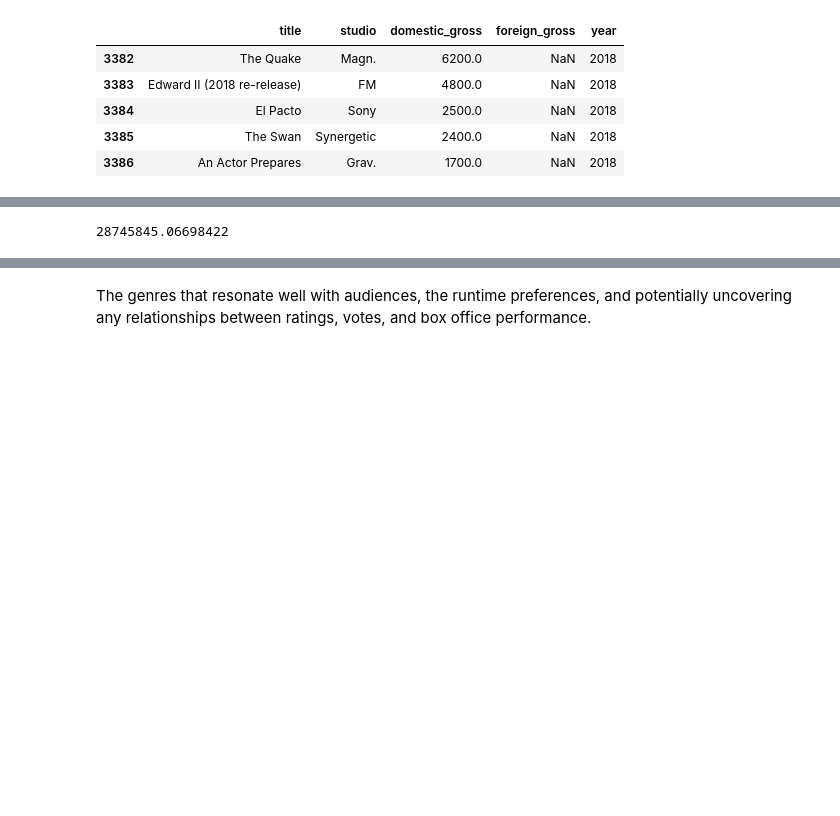
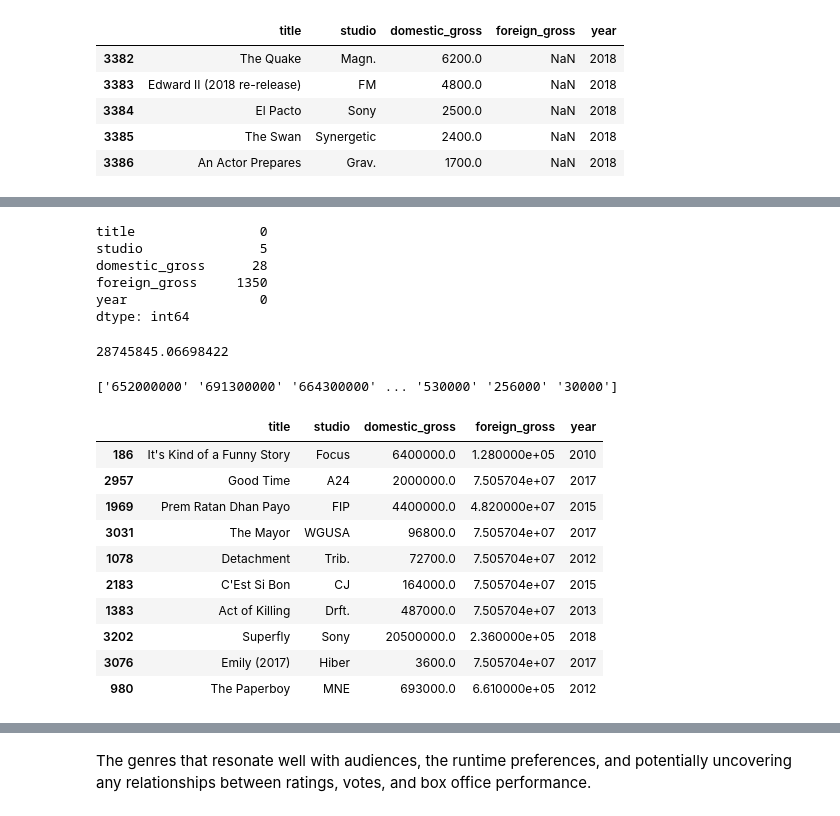
Before and after one commit to randellmwania/Microsoft-Movie-Studio-Market-Analysis-and-Strategy-for-Success, a Jupyter notebook: Microsoft-Movie-Studio-Market-Analysis-and-Strategy-for-Success.ipynb, the cells around one changed output, grey strips where cells are left out. Cells and saved outputs as stored; diff of their text form; code cells hidden in the pictures; blank space fills up the shorter version.

```diff
--- a/Microsoft-Movie-Studio-Market-Analysis-and-Strategy-for-Success.ipynb
+++ b/Microsoft-Movie-Studio-Market-Analysis-and-Strategy-for-Success.ipynb
@@ -229,0 +289,11 @@ dtype: int64
+# %%
+# Calculate the number of null values in each column of the DataFrame bom_movie_df
+bom_movie_null_counts = bom_movie_df.isnull().sum()
+bom_movie_null_counts
+# %% [output]
+title                0
+studio               5
+domestic_gross      28
+foreign_gross     1350
+year                 0
+dtype: int64
@@ -232,6 +304,33 @@ mean_domestic_gross = bom_movie_df["domestic_gross"].mean()
 mean_domestic_gross
 # %% [output]
 28745845.06698422
+# %%
+unique_values = bom_movie_df['foreign_gross'].unique()
+print(unique_values)
+# %% [output]
+['652000000' '691300000' '664300000' ... '530000' '256000' '30000']
+# %%
+# Convert non-numeric values to NaN
+bom_movie_df['foreign_gross'] = pd.to_numeric(bom_movie_df['foreign_gross'], errors='coerce')
+
+# Calculate the mean excluding NaN values
+mean_foreign_gross = bom_movie_df['foreign_gross'].mean(skipna=True)
+
+# Fill NaN values with the mean
+bom_movie_df['foreign_gross'].fillna(mean_foreign_gross, inplace=True)
+bom_movie_df.sample(n=10)
+# %% [output]
+|  | title | studio | domestic_gross | foreign_gross | year |
+| 186 | It's Kind of a Funny Story | Focus | 6400000.0 | 1.280000e+05 | 2010 |
+| 2957 | Good Time | A24 | 2000000.0 | 7.505704e+07 | 2017 |
+| 1969 | Prem Ratan Dhan Payo | FIP | 4400000.0 | 4.820000e+07 | 2015 |
+| 3031 | The Mayor | WGUSA | 96800.0 | 7.505704e+07 | 2017 |
+| 1078 | Detachment | Trib. | 72700.0 | 7.505704e+07 | 2012 |
+| 2183 | C'Est Si Bon | CJ | 164000.0 | 7.505704e+07 | 2015 |
+| 1383 | Act of Killing | Drft. | 487000.0 | 7.505704e+07 | 2013 |
+| 3202 | Superfly | Sony | 20500000.0 | 2.360000e+05 | 2018 |
+| 3076 | Emily (2017) | Hiber | 3600.0 | 7.505704e+07 | 2017 |
+| 980 | The Paperboy | MNE | 693000.0 | 6.610000e+05 | 2012 |
 # %%
 query = """
 SELECT *
```
Also changed, not shown: parts of 37 cells of this notebook.
